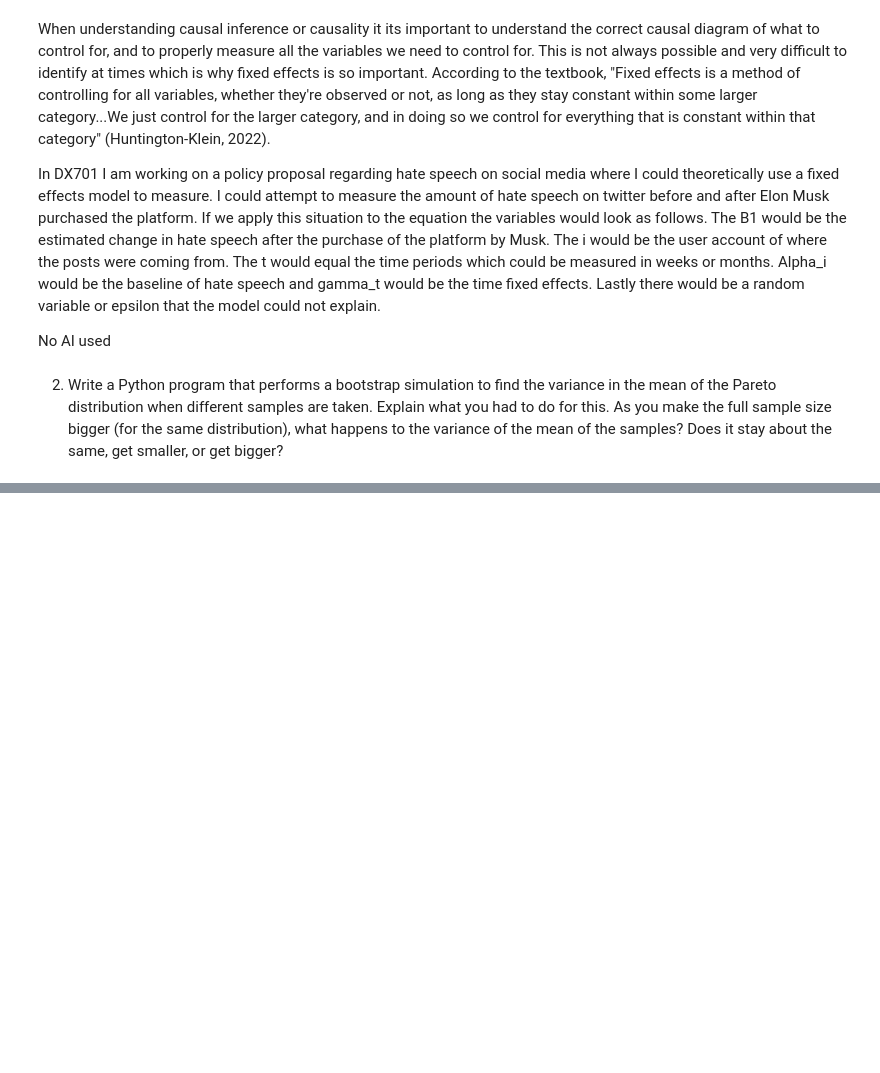
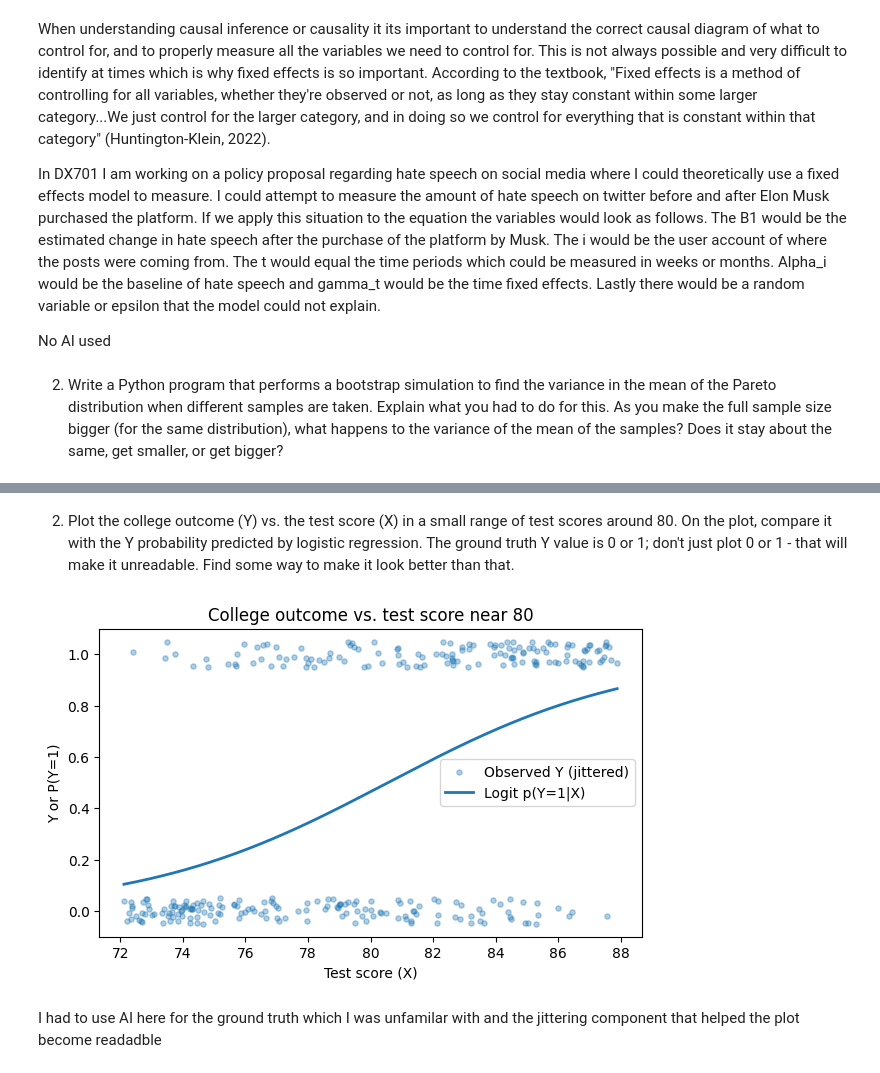
Before and after one commit to tlevash23/DX699, a Jupyter notebook: Week1-4.ipynb, the cells around one changed output, grey strips where cells are left out. Cells and saved outputs as stored; diff of their text form; code cells hidden in the pictures; blank space fills up the shorter version.

```diff
--- a/Week1-4.ipynb
+++ b/Week1-4.ipynb
@@ -95,0 +162,45 @@ Manual bootstrap variance of the sample mean from Pareto
+# %% [markdown]
+2. Plot the college outcome (Y) vs. the test score (X) in a small range of test scores around 80. On the plot, compare it with the Y probability predicted by logistic regression. The ground truth Y value is 0 or 1; don't just plot 0 or 1 - that will make it unreadable.  Find some way to make it look better than that.
+# %%
+# Imports
+import numpy as np
+import pandas as pd
+import matplotlib.pyplot as plt
+from sklearn.linear_model import LogisticRegression
+
+# Random Data
+rng = np.random.default_rng(42)
+n = 300
+X = rng.uniform(72, 88, size=n)
+
+# Ground truth
+logit = -20 + 0.25 * X
+p = 1 / (1 + np.exp(-logit))
+Y = rng.binomial(1, p)
+
+# Logistic regression fit
+Xmat = X.reshape(-1, 1)
+clf = LogisticRegression(max_iter=1000)
+clf.fit(Xmat, Y)
+
+# Grid
+lo, hi = X.min(), X.max()
+grid = np.linspace(lo, hi, 200).reshape(-1, 1)
+p_hat = clf.predict_proba(grid)[:, 1]
+
+# Plot
+plt.figure(figsize=(7, 4))
+jitter = (rng.random(n) - 0.5) * 0.1
+plt.scatter(X, Y + jitter, s=14, alpha=0.35, label="Observed Y (jittered)")
+plt.plot(grid.ravel(), p_hat, linewidth=2, label="Logit p(Y=1|X)")
+
+plt.title("College outcome vs. test score near 80")
+plt.xlabel("Test score (X)")
+plt.ylabel("Y or P(Y=1)")
+plt.ylim(-0.1, 1.1)
+plt.legend()
+plt.show()
+# %% [output]
+[figure, added]
+# %% [markdown]
+I had to use AI here for the ground truth which I was unfamilar with and the jittering component that helped the plot become readadble
```
Also changed, not shown: parts of 11 cells of this notebook.
